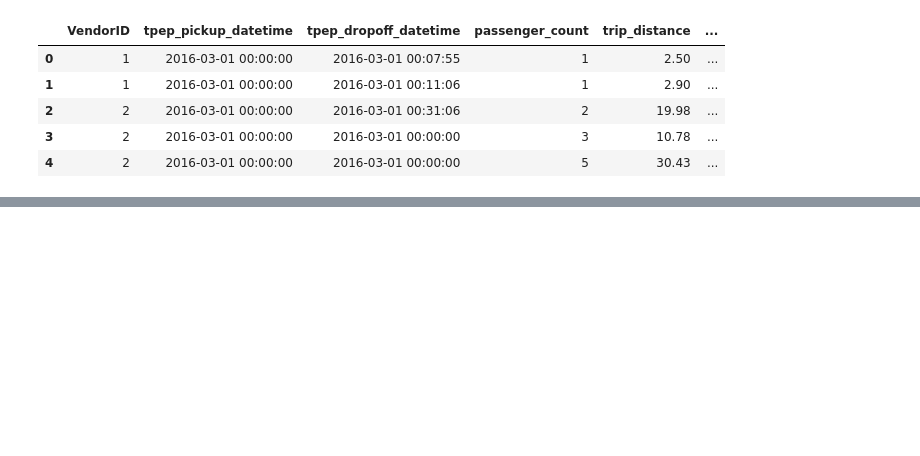
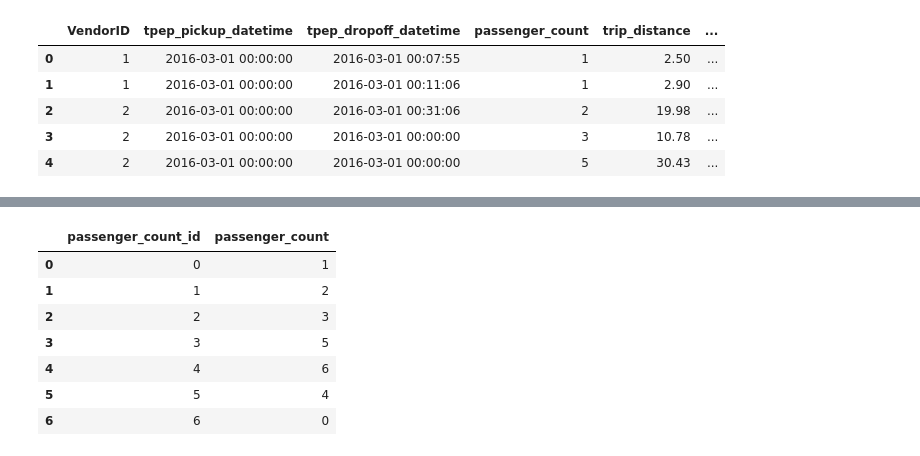
Before and after one commit to EunSeo35/uber_etl_proj, a Jupyter notebook: Uber.ipynb, the cells around one changed output, grey strips where cells are left out. Drawn from its saved outputs; the diff is of its cells as text; code cells hidden in the pictures; blank space fills up the shorter version.

```diff
--- a/Uber.ipynb
+++ b/Uber.ipynb
@@ -13,0 +112,18 @@ df.head()
+# %%
+# 중복 제거
+passenger_count_dim = df[['passenger_count']].drop_duplicates().reset_index(drop=True)
+# PK 생성
+passenger_count_dim['passenger_count_id'] = passenger_count_dim.index
+# 열 정렬
+passenger_count_dim = passenger_count_dim[['passenger_count_id', 'passenger_count']]
+# %%
+passenger_count_dim
+# %% [output]
+|  | passenger_count_id | passenger_count |
+| 0 | 0 | 1 |
+| 1 | 1 | 2 |
+| 2 | 2 | 3 |
+| 3 | 3 | 5 |
+| 4 | 4 | 6 |
+| 5 | 5 | 4 |
+| 6 | 6 | 0 |
```
Also changed, not shown: parts of 24 cells of this notebook.
